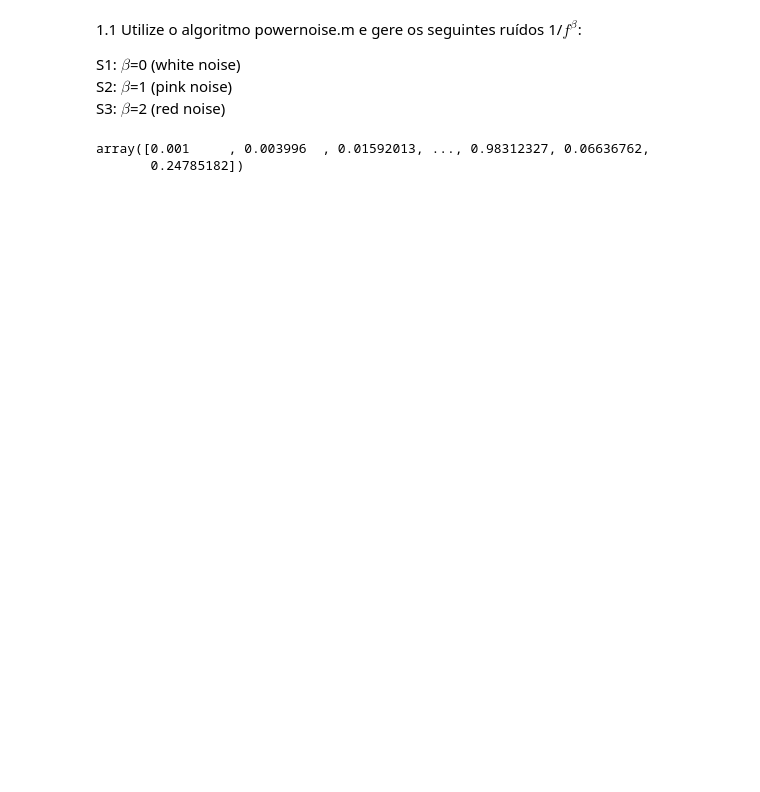
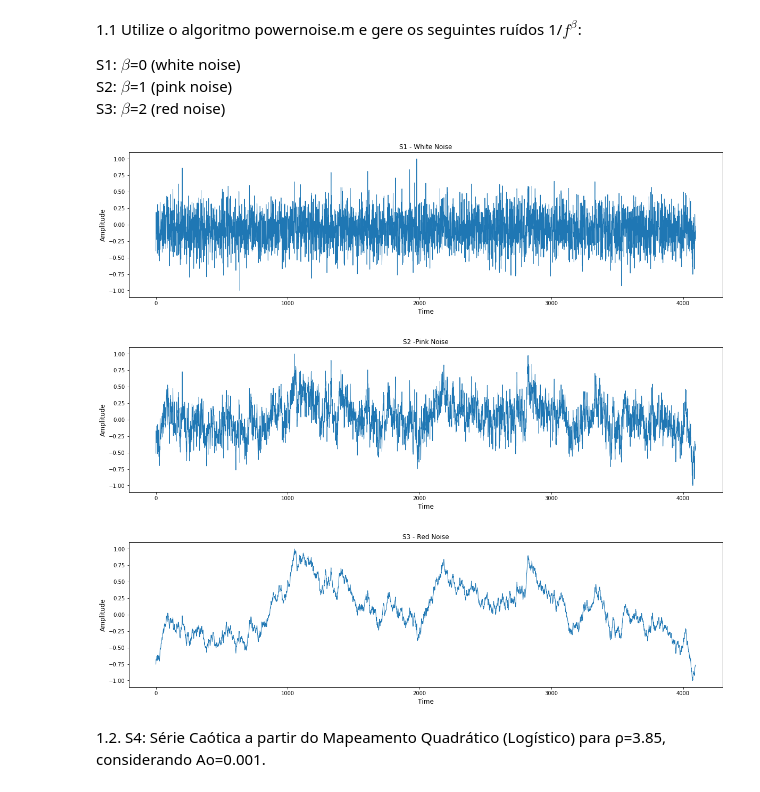
Before and after one commit to helvecioneto/INPE, a Jupyter notebook: Matematica_Computacional_I/Dr_Reinaldo/Lista_Exercicio/Jupyter/Lista_Exercicio_Helvecio_Neto.ipynb, the cells around one changed output. Drawn from its saved outputs; the diff is of its cells as text; code cells hidden in the pictures; blank space fills up the shorter version.

```diff
--- a/Matematica_Computacional_I/Dr_Reinaldo/Lista_Exercicio/Jupyter/Lista_Exercicio_Helvecio_Neto.ipynb
+++ b/Matematica_Computacional_I/Dr_Reinaldo/Lista_Exercicio/Jupyter/Lista_Exercicio_Helvecio_Neto.ipynb
@@ -101,3 +18,30 @@ plt.close()
+# %%
+import pandas as pd
+
+s1 = pd.read_csv('./data/s1_white_noise.csv',header=None)
+s2 = pd.read_csv('./data/s2_pink_noise.csv',header=None)
+s3 = pd.read_csv('./data/s3_red_noise.csv',header=None)
+# %%
+import matplotlib.pyplot as plt
+def plotSeries(series, title, name):
+
+    plt.figure(figsize=(20,5))
+    plt.plot(series, linewidth=1)
+    plt.title(title)
+    plt.xlabel('Time',fontsize=12)
+    plt.ylabel('Amplitude',fontsize=12)
+    plt.savefig('./images/'+name+'.png')
+# %%
+plotSeries(s1, "S1 - White Noise","s1_white_noise")
+plotSeries(s2, "S2 -Pink Noise","s2_pink_noise")
+plotSeries(s3, "S3 - Red Noise","s3_red_noise")
+# %% [output]
+[figure, added]
+[figure, added]
+[figure, added]
+# %% [markdown]
+1.2. S4: Série Caótica a partir do Mapeamento Quadrático (Logístico) para ρ=3.85,
+considerando Ao=0.001.
 # %%
 import numpy as np
 
@@ -107,8 +51,3 @@ def logisticc_map(n, x_t=0.001, r=4):
         S4[i+1] = r * S4[i] * (1-S4[i])
         x_t+= x_t
     return S4
-# %%
-logisticc_map(4096)
-# %% [output]
-array([0.001     , 0.003996  , 0.01592013, ..., 0.98312327, 0.06636762,
-       0.24785182])
```
Also changed, not shown: parts of 34 cells of this notebook, 37 other files.
